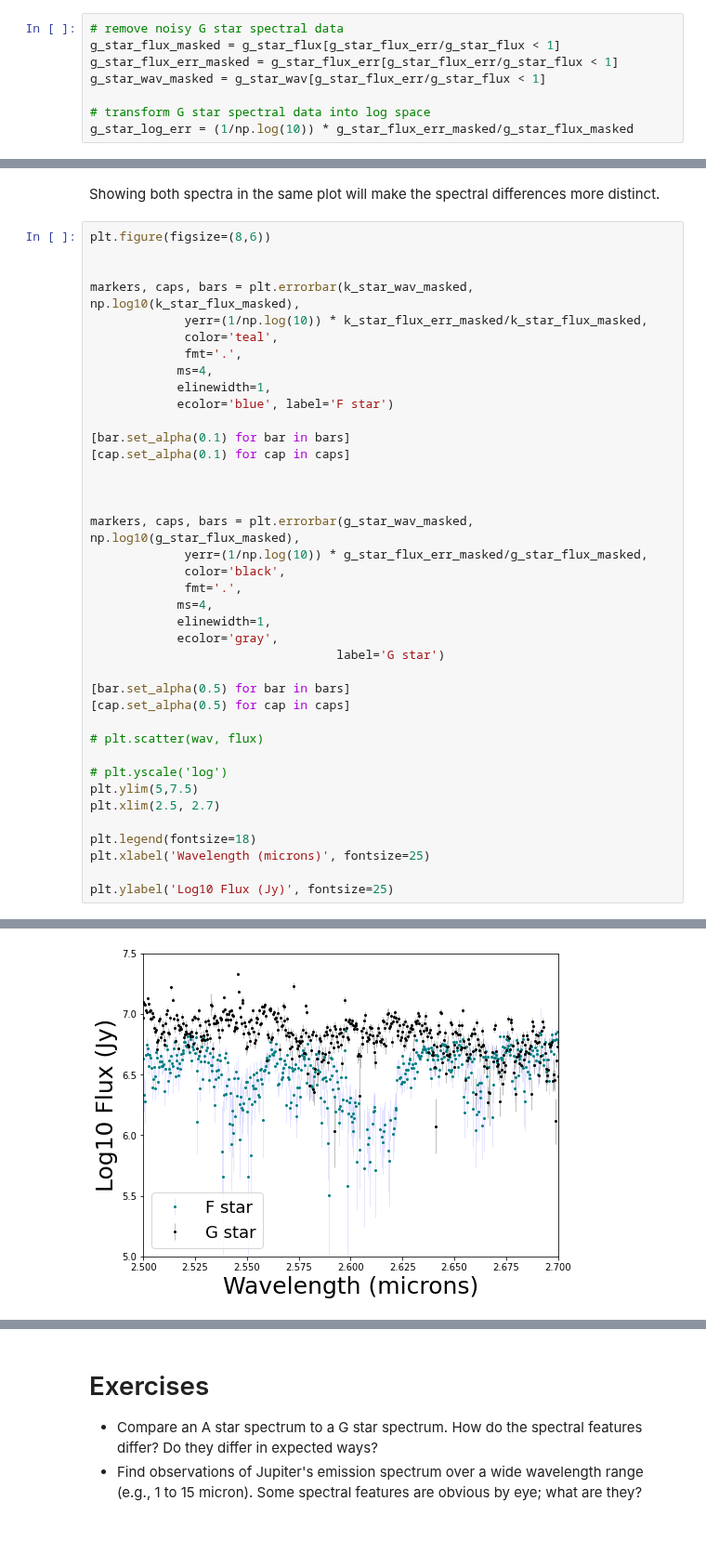
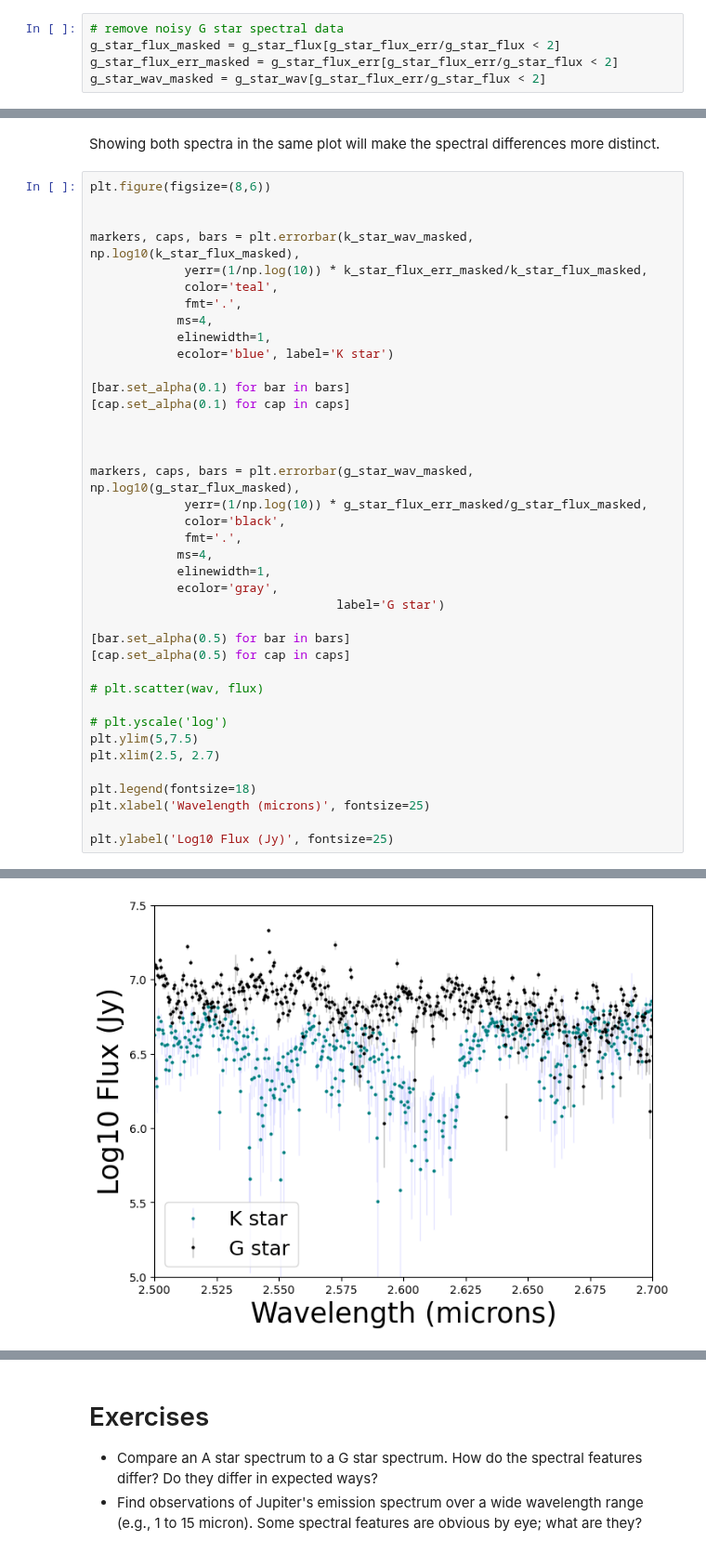
Before and after one commit to arjunsavel/notebooks-stsci, a Jupyter notebook: notebooks/MAST/exploring_jwst_transmission/comparing_spectral_types_jwst.ipynb, the cells around one changed output, grey strips where cells are left out. Shown at 93% size. Saved outputs shown, nothing was run; the diff lists cells and outputs as text.

```diff
--- a/notebooks/MAST/exploring_jwst_transmission/comparing_spectral_types_jwst.ipynb
+++ b/notebooks/MAST/exploring_jwst_transmission/comparing_spectral_types_jwst.ipynb
@@ -245,8 +206,5 @@ g_star_flux_err = np.array(spectrum_object['data']['fluxErr'])
 # %%
 # remove noisy G star spectral data
-g_star_flux_masked = g_star_flux[g_star_flux_err/g_star_flux < 1]
-g_star_flux_err_masked = g_star_flux_err[g_star_flux_err/g_star_flux < 1]
-g_star_wav_masked = g_star_wav[g_star_flux_err/g_star_flux < 1]
-
-# transform G star spectral data into log space
-g_star_log_err = (1/np.log(10)) * g_star_flux_err_masked/g_star_flux_masked
+g_star_flux_masked = g_star_flux[g_star_flux_err/g_star_flux < 2]
+g_star_flux_err_masked = g_star_flux_err[g_star_flux_err/g_star_flux < 2]
+g_star_wav_masked = g_star_wav[g_star_flux_err/g_star_flux < 2]
@@ -307,36 +315,36 @@ markers, caps, bars = plt.errorbar(k_star_wav_masked, np.log10(k_star_flux_maske
              fmt='.',
             ms=4,
             elinewidth=1,
-            ecolor='blue', label='F star')
+            ecolor='blue', label='K star')
 
 [bar.set_alpha(0.1) for bar in bars]
 [cap.set_alpha(0.1) for cap in caps]
 
 
 
 markers, caps, bars = plt.errorbar(g_star_wav_masked, np.log10(g_star_flux_masked),
              yerr=(1/np.log(10)) * g_star_flux_err_masked/g_star_flux_masked,
              color='black',
              fmt='.',
             ms=4,
             elinewidth=1,
             ecolor='gray',
                                   label='G star')
 
 [bar.set_alpha(0.5) for bar in bars]
 [cap.set_alpha(0.5) for cap in caps]
 
 # plt.scatter(wav, flux)
 
 # plt.yscale('log')
 plt.ylim(5,7.5)
 plt.xlim(2.5, 2.7)
 
 plt.legend(fontsize=18)
 plt.xlabel('Wavelength (microns)', fontsize=25)
 
 plt.ylabel('Log10 Flux (Jy)', fontsize=25)
 # %% [output]
 Text(0, 0.5, 'Log10 Flux (Jy)')
-[figure, old version]
+[figure, new version]
 # %% [markdown]
```
Also changed, not shown: parts of 47 cells of this notebook, 1 other file.
